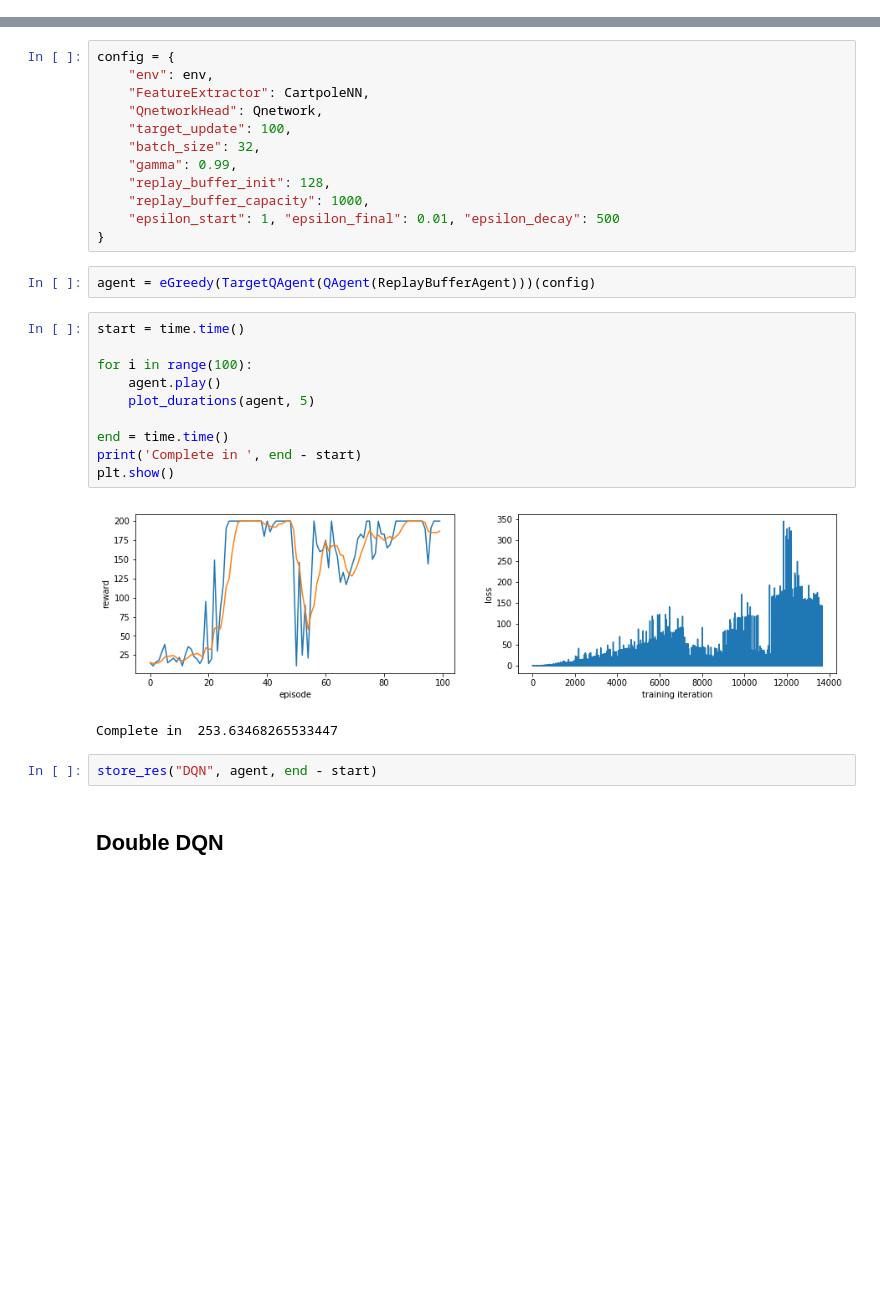
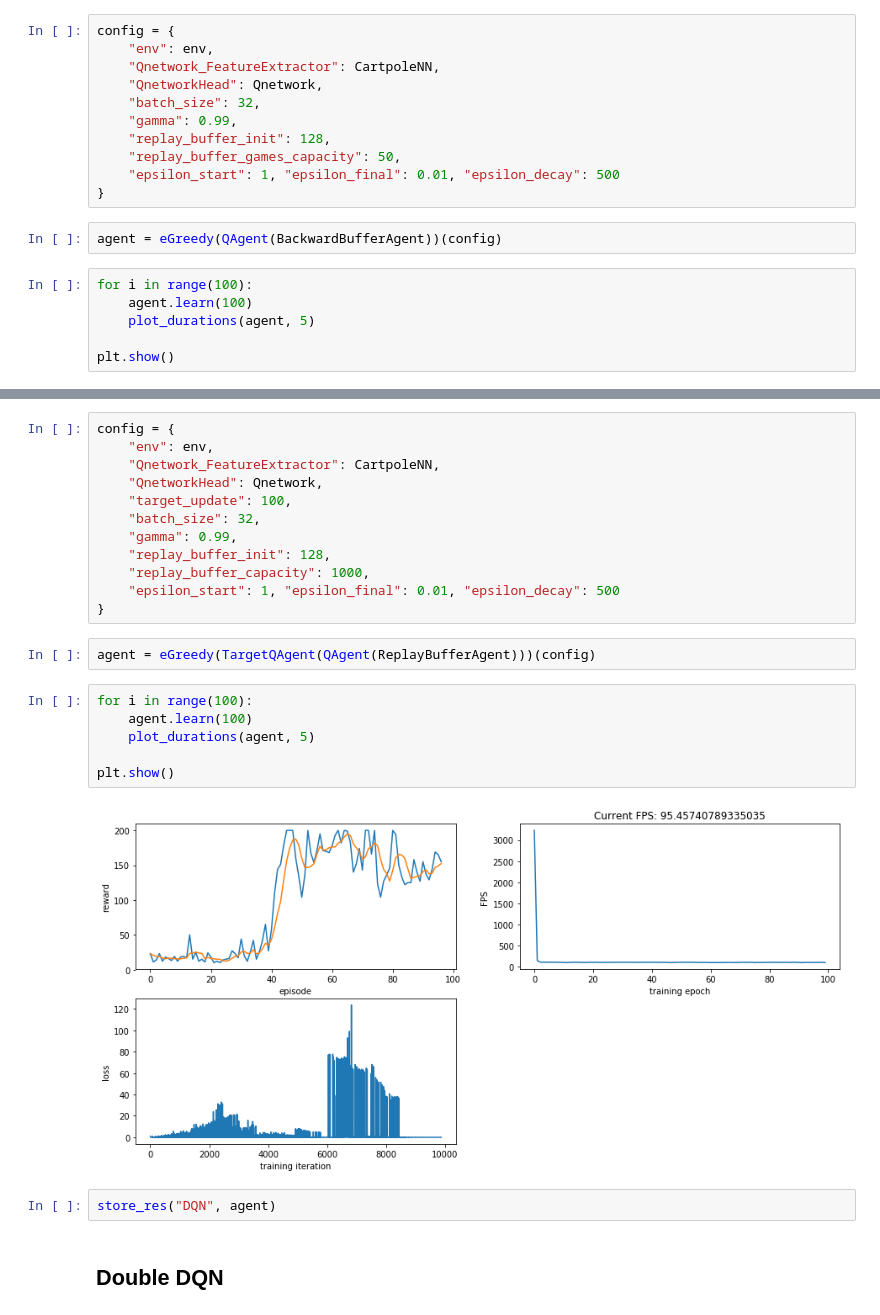
Before and after one commit to FortsAndMills/Learning-Reinforcement-Learning, a Jupyter notebook: LRL Playing with cartpole.ipynb, the cells around one changed output, grey strips where cells are left out. Saved outputs shown, nothing was run; the diff lists cells and outputs as text; blank space fills up the shorter version.

```diff
--- a/LRL Playing with cartpole.ipynb
+++ b/LRL Playing with cartpole.ipynb
@@ -36,0 +67,19 @@ def store_res(name, agent, walltime):
+# %%
+config = {
+    "env": env,
+    "Qnetwork_FeatureExtractor": CartpoleNN,
+    "QnetworkHead": Qnetwork,
+    "batch_size": 32,
+    "gamma": 0.99,
+    "replay_buffer_init": 128,
+    "replay_buffer_games_capacity": 50,
+    "epsilon_start": 1, "epsilon_final": 0.01, "epsilon_decay": 500
+}
+# %%
+agent = eGreedy(QAgent(BackwardBufferAgent))(config)
+# %%
+for i in range(100):
+    agent.learn(100)
+    plot_durations(agent, 5)
+
+plt.show()
@@ -39,7 +92,7 @@ def store_res(name, agent, walltime):
 # %%
 config = {
     "env": env,
-    "FeatureExtractor": CartpoleNN,
+    "Qnetwork_FeatureExtractor": CartpoleNN,
     "QnetworkHead": Qnetwork,
     "target_update": 100,
     "batch_size": 32,
@@ -51,20 +104,15 @@ config = {
 # %%
 agent = eGreedy(TargetQAgent(QAgent(ReplayBufferAgent)))(config)
 # %%
-start = time.time()
-
 for i in range(100):
-    agent.play()
+    agent.learn(100)
     plot_durations(agent, 5)
 
-end = time.time()
-print('Complete in ', end - start)
 plt.show()
 # %% [output]
-[figure, old version]
+[figure, new version]
-Complete in  253.63468265533447
 # %%
-store_res("DQN", agent, end - start)
+store_res("DQN", agent)
 # %% [markdown]
 ## Double DQN
 # %%
```
Also changed, not shown: parts of 56 cells of this notebook, 1 other file.
